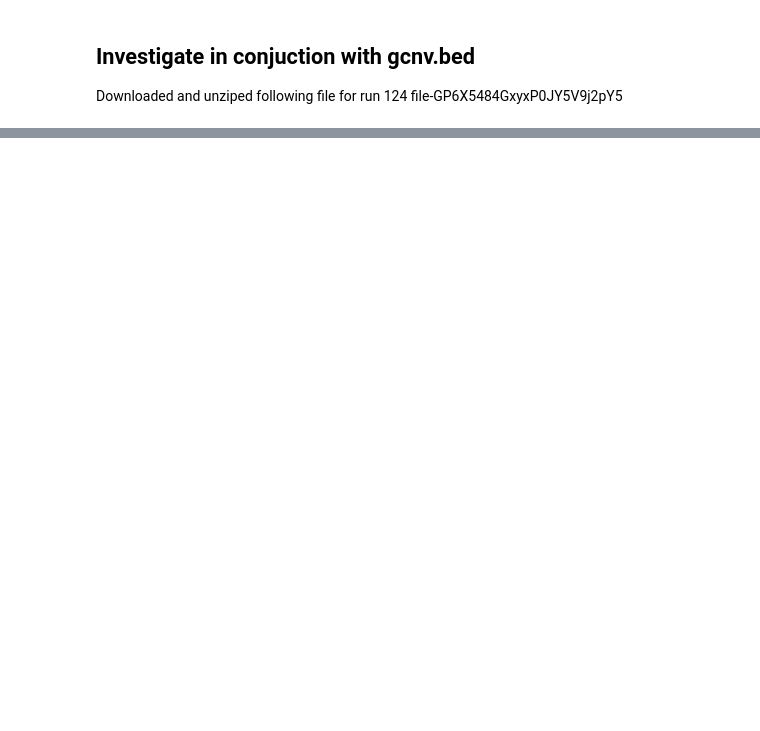
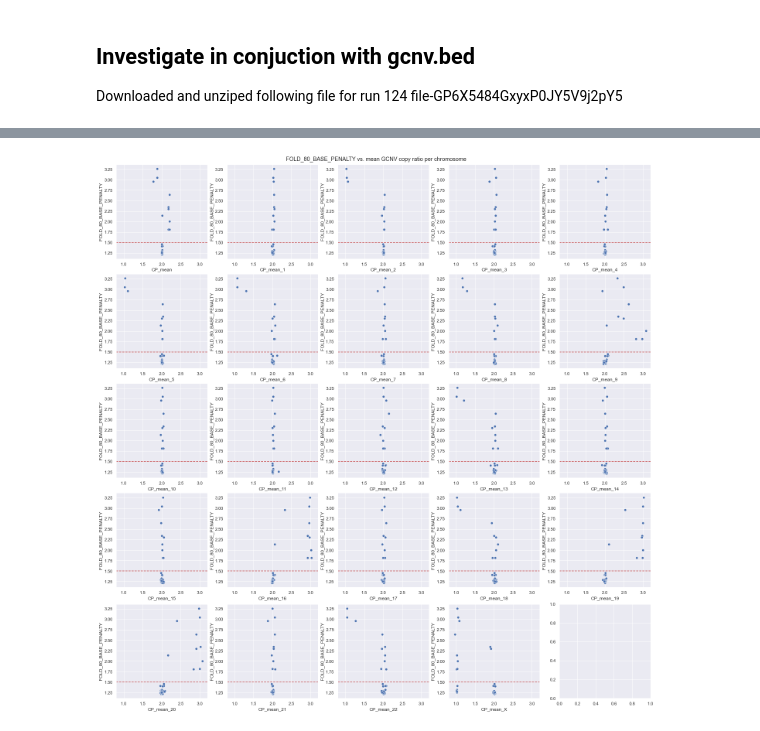
Before and after one commit to eastgenomics/gCNV-validation, a Jupyter notebook: 230404-cnv-fold80-visualisation.ipynb, the cells around one changed output, grey strips where cells are left out. Drawn from its saved outputs; the diff is of its cells as text; code cells hidden in the pictures; blank space fills up the shorter version.

```diff
--- a/230404-cnv-fold80-visualisation.ipynb
+++ b/230404-cnv-fold80-visualisation.ipynb
@@ -127,0 +221,11 @@ ax1 = sns.scatterplot(data=combined,x=combined.CP_mean,y=combined.HS_PENALTY_30X
+# %%
+per_chrom = pd.DataFrame()
+
+for chrom in range(1,23):
+    tmp = gcnv_124_all[gcnv_124_all['chr'] == str(chrom)].mean().drop(['chr','start','end']).to_frame(name=f'CP_mean_{chrom}')
+    per_chrom = pd.concat([per_chrom,tmp],axis=1)
+    #gcnv_124_all[gcnv_124_all['chr'] == str(chrom)].mean().drop(['chr','start','end']).to_frame(name=f'CP_mean_{chrom}')
+
+x = gcnv_124_all[gcnv_124_all['chr'] == 'X'].mean().drop(['start','end']).to_frame(name='CP_mean_X')
+per_chrom = pd.concat([per_chrom,x],axis=1)
+per_chrom
@@ -127,0 +251,3 @@ ax1 = sns.scatterplot(data=combined,x=combined.CP_mean,y=combined.HS_PENALTY_30X
+# %%
+chr_combined=per_chrom.join(subset124, how='inner')
+chr_combined
@@ -127,0 +273,55 @@ ax1 = sns.scatterplot(data=combined,x=combined.CP_mean,y=combined.HS_PENALTY_30X
+# %%
+'''
+sns.set()
+fig,axs = plt.subplots(2,3)
+fig.set_size_inches(20,10)
+sns.scatterplot(ax=axs[0,0],data=combinedALL,x=combinedALL.CP_mean,y=combined.HS_PENALTY_20X)
+sns.scatterplot(ax=axs[0,1],data=combinedALL,x=combinedALL.CP_mean,y=combined.HS_PENALTY_30X)
+sns.scatterplot(ax=axs[0,2],data=combinedALL,x=combinedALL.CP_mean,y=combined.HS_PENALTY_40X)
+sns.scatterplot(ax=axs[1,0],data=combinedALL,x=combinedALL.CP_mean,y=combined.HS_PENALTY_50X)
+sns.scatterplot(ax=axs[1,1],data=combinedALL,x=combinedALL.CP_mean,y=combined.HS_PENALTY_100X)
+sns.scatterplot(ax=axs[1,2],data=combinedALL,x=combinedALL.CP_mean,y=combined.FOLD_80_BASE_PENALTY)
+
+axs[1,2].axhline(y=1.5,color='r',linestyle='--')
+axs[0,0].axhline(y=8,color='r',linestyle='--')
+
+'''
+
+chr_index = [str(i) for i in range(1, 23)]
+
+
+fig, axs = plt.subplots(
+        nrows=5,
+        ncols=5,
+        figsize=(20, 20),
+        constrained_layout=True
+    )
+
+#axs.set_xlim(0.8,3.2)
+fig.suptitle('FOLD_80_BASE_PENALTY vs. mean GCNV copy ratio per chromosome')
+
+for i in range(1,23):
+
+    # choose first row, iterate over all columns, go to next row etc.
+    row_index = i // 5 # row index will be 0, 0, 0, 0, 1, 1, 1, 1 etc.
+    col_index = i % 5  # col index will be 0, 1, 2, 3, 0, 1, 2, 3 etc.
+    #print (row_index, col_index)
+    # select plot
+    #ax = axs[row_index,col_index]
+
+    sns.scatterplot(ax=axs[row_index,col_index],data=chr_combined,x=chr_combined[f'CP_mean_{i}'],y=chr_combined.FOLD_80_BASE_PENALTY)
+    axs[row_index,col_index].axhline(y=1.5,color='r',linestyle='--')
+    axs[row_index,col_index].set_xlim(0.8,3.2)
+
+sns.scatterplot(ax=axs[0,0],data=combinedALL,x=combinedALL.CP_mean,y=combined.FOLD_80_BASE_PENALTY)
+axs[0,0].axhline(y=1.5,color='r',linestyle='--')
+axs[0,0].set_xlim(0.8,3.2)
+
+
+sns.scatterplot(ax=axs[4,3],data=chr_combined,x=chr_combined['CP_mean_X'],y=chr_combined.FOLD_80_BASE_PENALTY)
+axs[4,3].axhline(y=1.5,color='r',linestyle='--')
+axs[4,3].set_xlim(0.8,3.2)
+
+plt.savefig('221130_A01303_0124_AHMTC5DRX2_CEN_copy_ratios-per_chrom_fold80.png')
+# %% [output]
+[figure, added]
```
Also changed, not shown: parts of 33 cells of this notebook.
